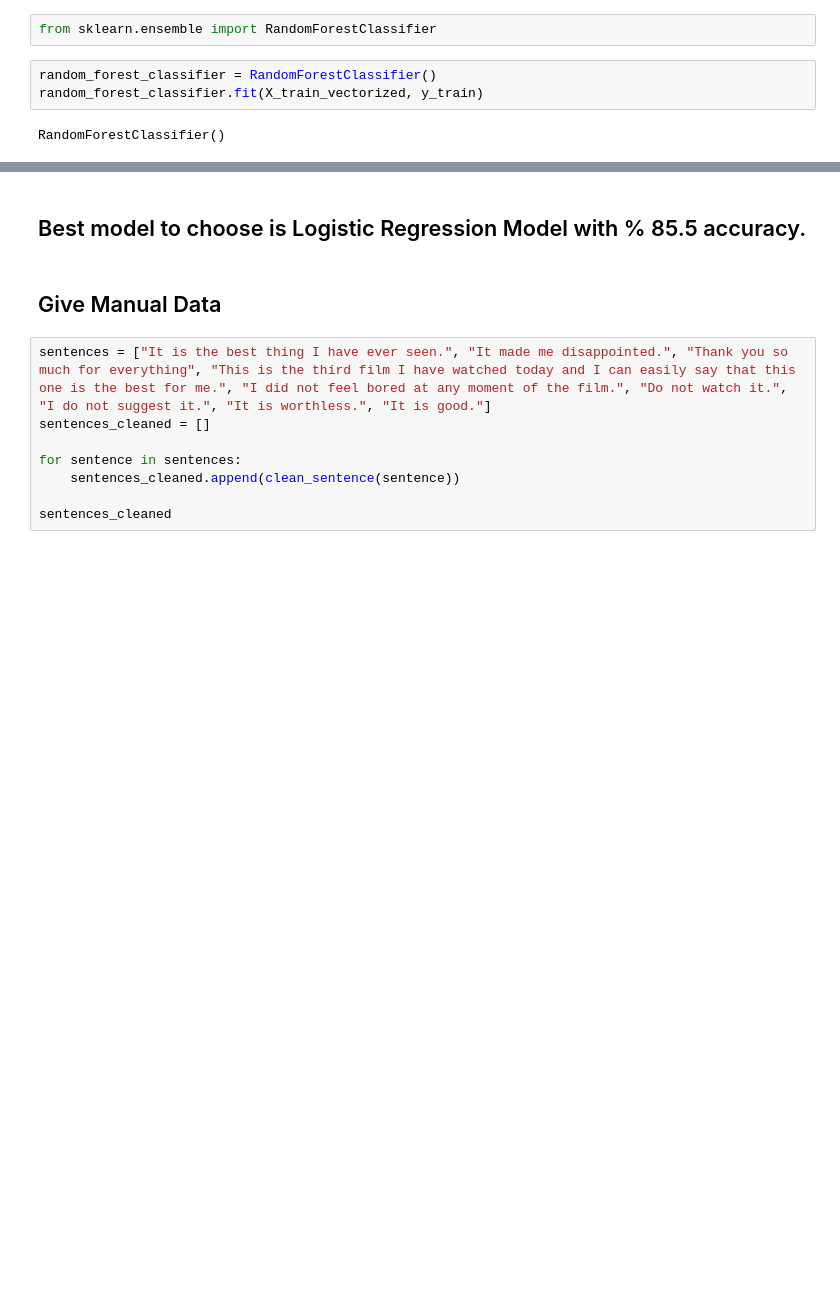
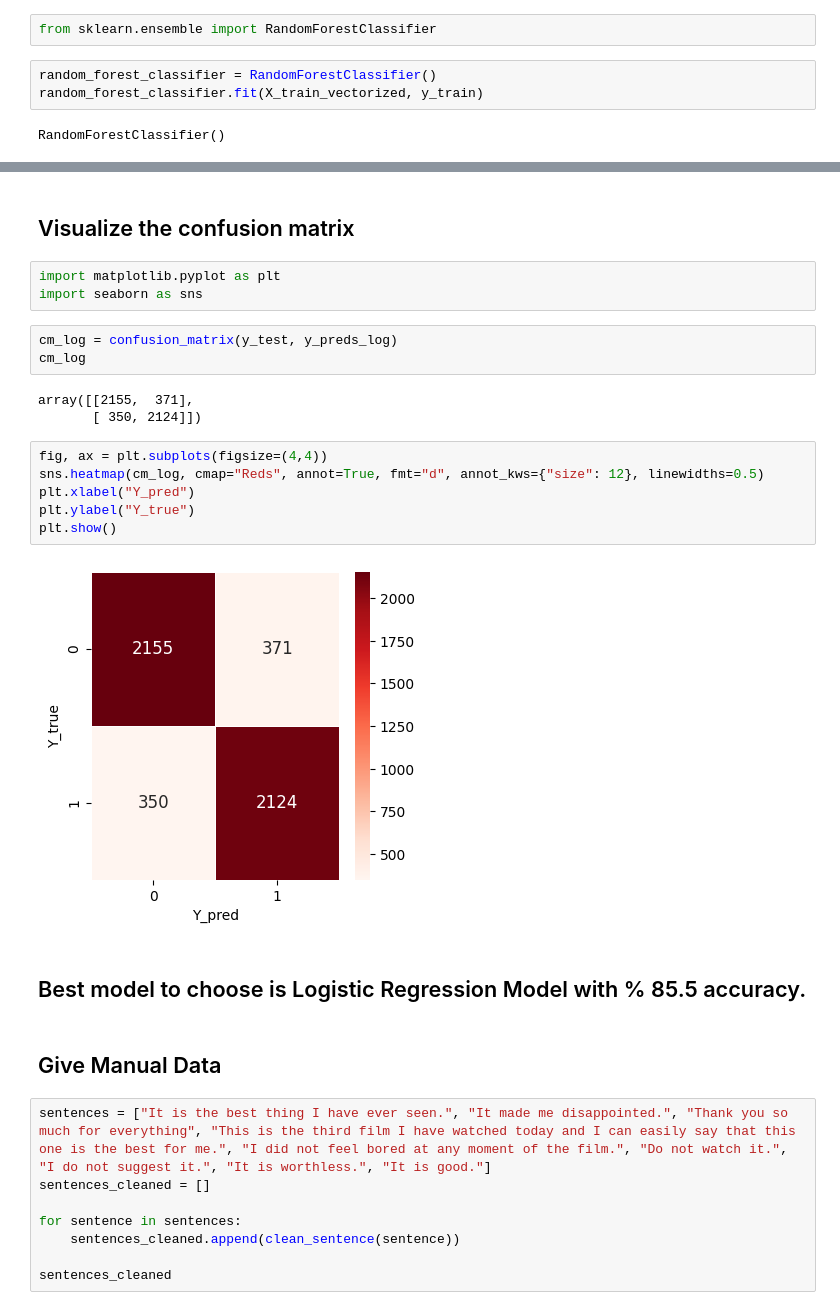
Before and after one commit to mehmetozkaya1/Emotion-Classification-from-reviews, a Jupyter notebook: Code/emotion_classifier_v2.ipynb, the cells around one changed output, grey strips where cells are left out. Drawn from its saved outputs; the diff is of its cells as text; blank space fills up the shorter version.

```diff
--- a/Code/emotion_classifier_v2.ipynb
+++ b/Code/emotion_classifier_v2.ipynb
@@ -209,3 +209,22 @@ Random Forest Classifier Model's accuracy is % 82.46
+# %% [markdown]
+## Visualize the confusion matrix
+# %%
+import matplotlib.pyplot as plt
+import seaborn as sns
+# %%
+cm_log = confusion_matrix(y_test, y_preds_log)
+cm_log
+# %% [output]
+array([[2155,  371],
+       [ 350, 2124]])
+# %%
+fig, ax = plt.subplots(figsize=(4,4))
+sns.heatmap(cm_log, cmap="Reds", annot=True, fmt="d", annot_kws={"size": 12}, linewidths=0.5)
+plt.xlabel("Y_pred")
+plt.ylabel("Y_true")
+plt.show()
+# %% [output]
+[figure, added]
 # %% [markdown]
 ## Best model to choose is Logistic Regression Model with % 85.5 accuracy.
 # %% [markdown]
```
Also changed, not shown: parts of 13 cells of this notebook.
